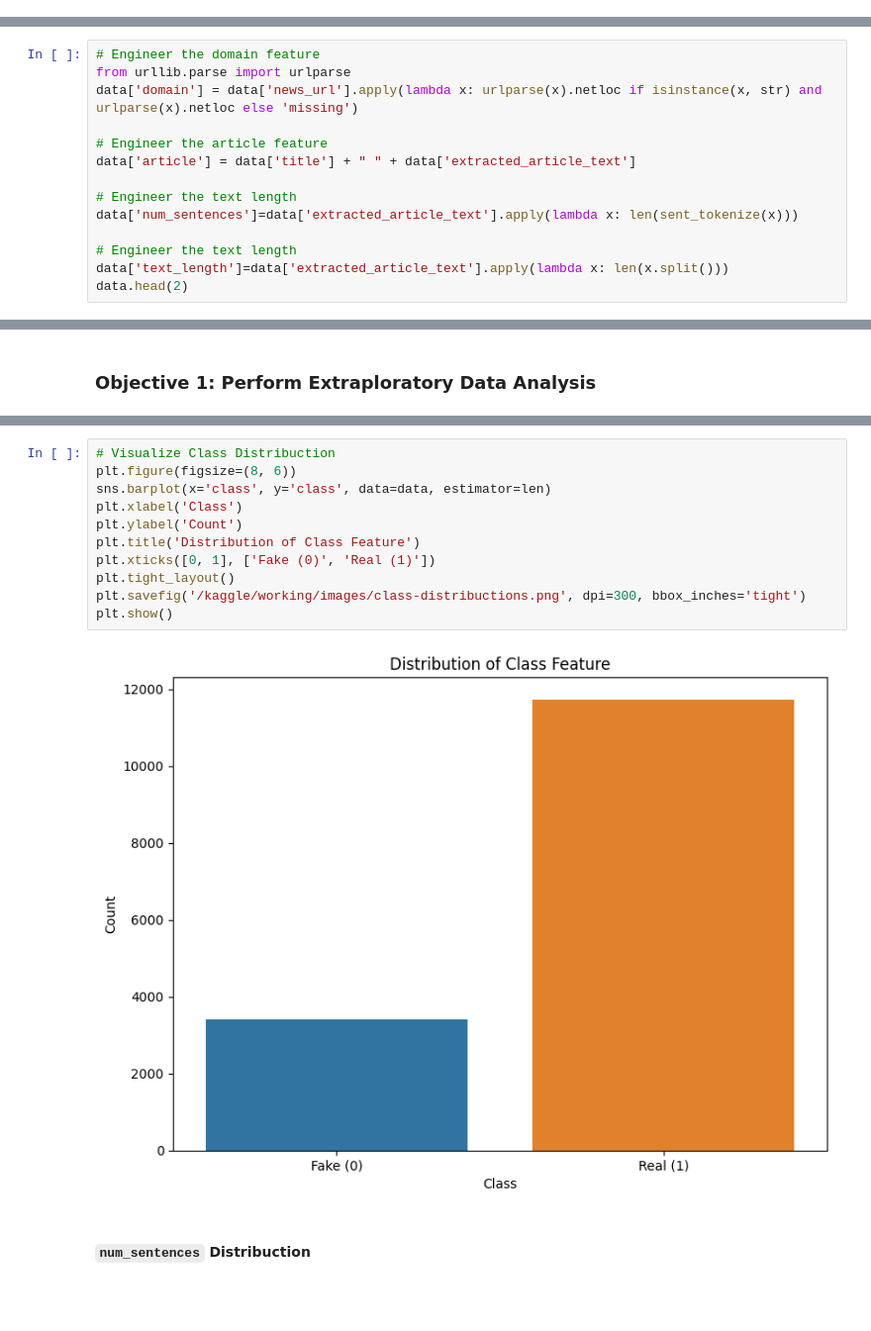
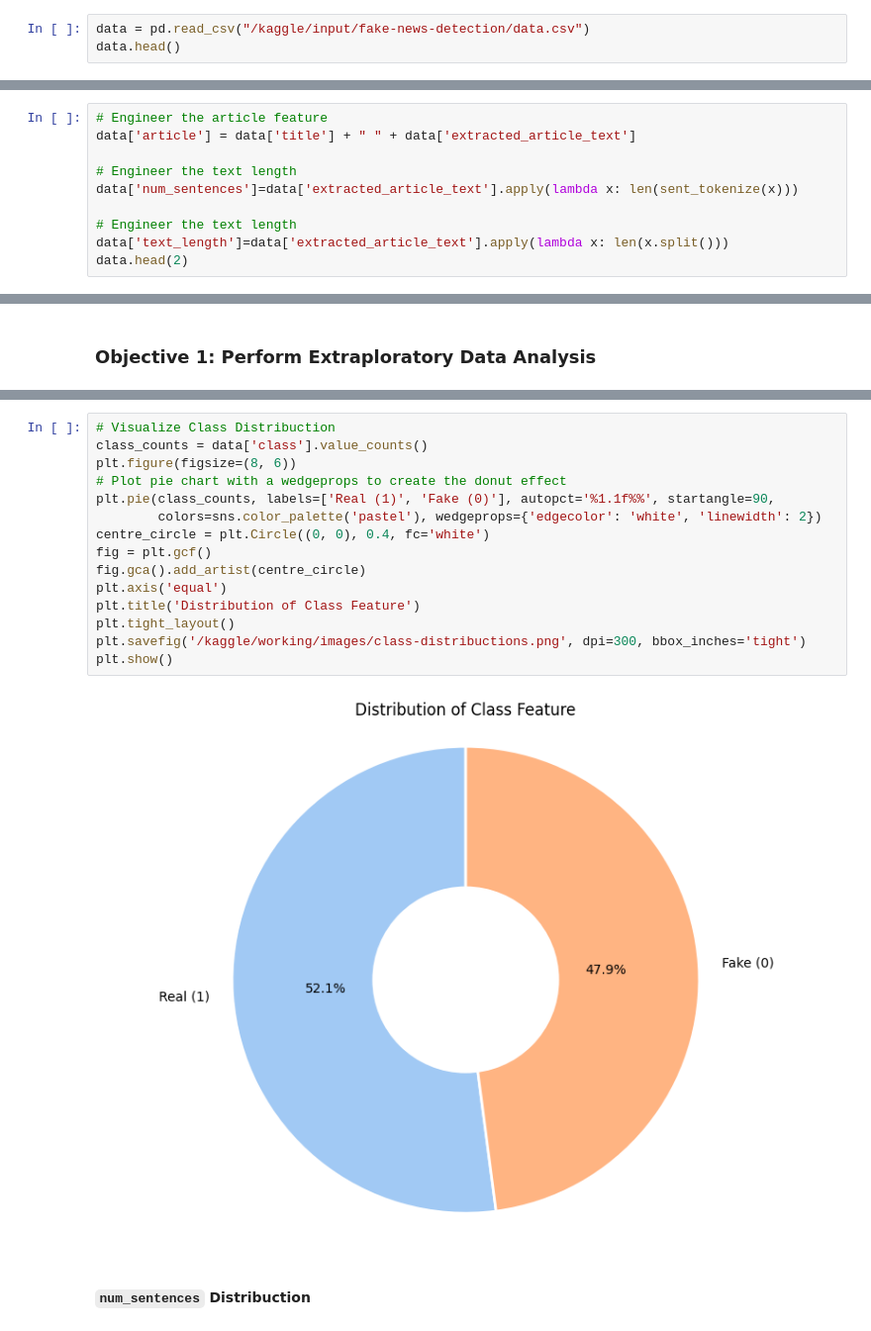
Before and after one commit to mwakad/Fake-News-Detection-, a Jupyter notebook: index.ipynb, the cells around one changed output, grey strips where cells are left out. Shown at 99% size. Cells and saved outputs as stored; diff of their text form; blank space fills up the shorter version.

```diff
--- a/index.ipynb
+++ b/index.ipynb
@@ -128,0 +125,3 @@ data.head()
+# %%
+data = pd.read_csv("/kaggle/input/fake-news-detection/data.csv")
+data.head()
@@ -166,10 +171,6 @@ memory usage: 708.6+ KB
 # %% [markdown]
 ### 2.2 Feature Engineering
 # %%
-# Engineer the domain feature
-from urllib.parse import urlparse
-data['domain'] = data['news_url'].apply(lambda x: urlparse(x).netloc if isinstance(x, str) and urlparse(x).netloc else 'missing')
-
 # Engineer the article feature
 data['article'] = data['title'] + " " + data['extracted_article_text']
 
@@ -294,17 +276,21 @@ class
 Name: count, dtype: int64
 # %%
 # Visualize Class Distribuction
+class_counts = data['class'].value_counts()
 plt.figure(figsize=(8, 6))
-sns.barplot(x='class', y='class', data=data, estimator=len)
-plt.xlabel('Class')
-plt.ylabel('Count')
+# Plot pie chart with a wedgeprops to create the donut effect
+plt.pie(class_counts, labels=['Real (1)', 'Fake (0)'], autopct='%1.1f%%', startangle=90,
+        colors=sns.color_palette('pastel'), wedgeprops={'edgecolor': 'white', 'linewidth': 2})
+centre_circle = plt.Circle((0, 0), 0.4, fc='white')
+fig = plt.gcf()
+fig.gca().add_artist(centre_circle)
+plt.axis('equal')
 plt.title('Distribution of Class Feature')
-plt.xticks([0, 1], ['Fake (0)', 'Real (1)'])
 plt.tight_layout()
 plt.savefig('/kaggle/working/images/class-distribuctions.png', dpi=300, bbox_inches='tight')
 plt.show()
 # %% [output]
-[figure, old version]
+[figure, new version]
 # %% [markdown]
 #### `num_sentences` Distribuction
 # %%
```
Also changed, not shown: parts of 49 cells of this notebook.
